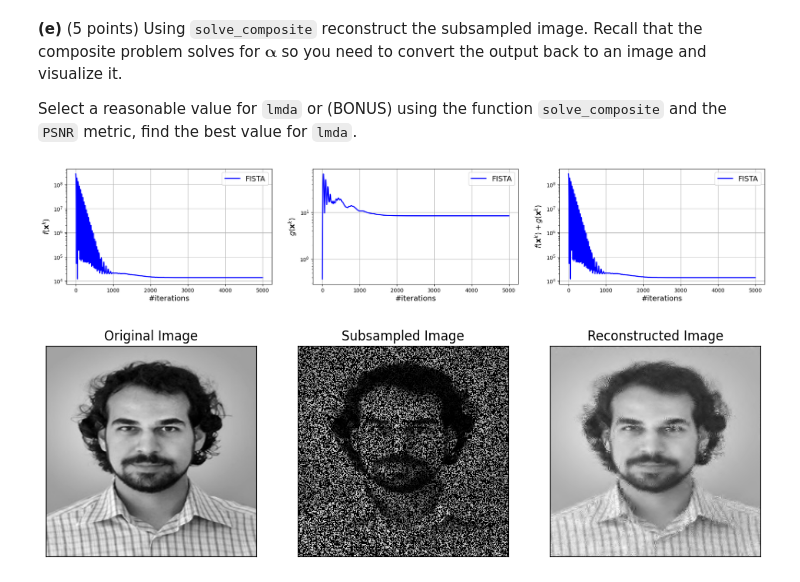
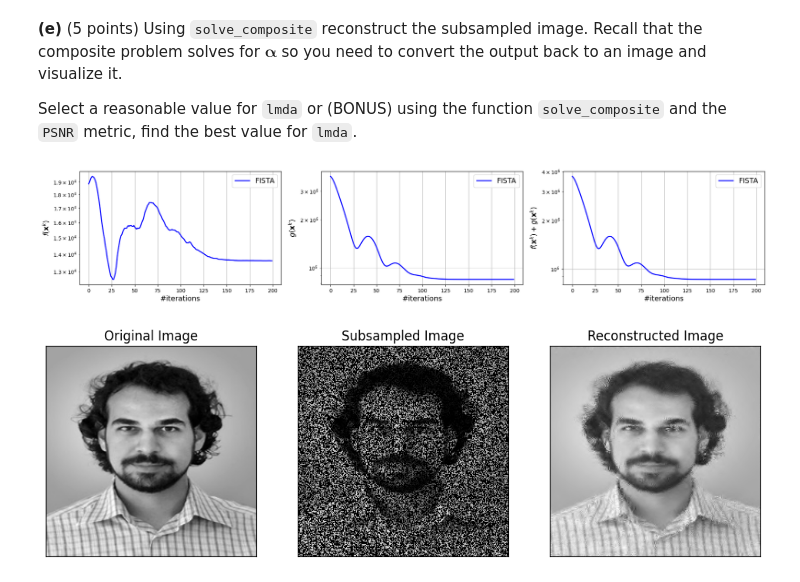
Before and after one commit to MatyaAydin/MoD_HW, a Jupyter notebook: Homework1/Part 4 - Proximal methods.ipynb, the cells around one changed output. Saved outputs shown, nothing was run; the diff lists cells and outputs as text; code cells hidden in the pictures.

```diff
--- a/Homework1/Part 4 - Proximal methods.ipynb
+++ b/Homework1/Part 4 - Proximal methods.ipynb
@@ -299,14 +314,17 @@ __(e)__ (5 points) Using `solve_composite` reconstruct the subsampled image. Rec
 
 Select a reasonable value for `lmda` or (BONUS) using the function `solve_composite` and the `PSNR` metric, find the best value for `lmda`.
 # %%
-lmda = 1e-5
-max_iter = 5000
+#TODO find good value for lmda
+#value in the course:
+lmda = 1/f_l1.lips_grad
+
+max_iter = 200
 output = solve_composite(FISTA, composite_objective, lmda, max_iter)
 flat_image_out = W_T(output)
 m = int(np.sqrt(len(flat_image_out)))
 image_out = flat_image_out.reshape((m,m))
 # %% [output]
-[figure, old version]
+[figure, new version]
 # %%
 show(true = image, subsampled=subsampled, estimated=image_out)
 # %% [output]
```
Also changed, not shown: parts of 7 cells of this notebook, 2 other files.
